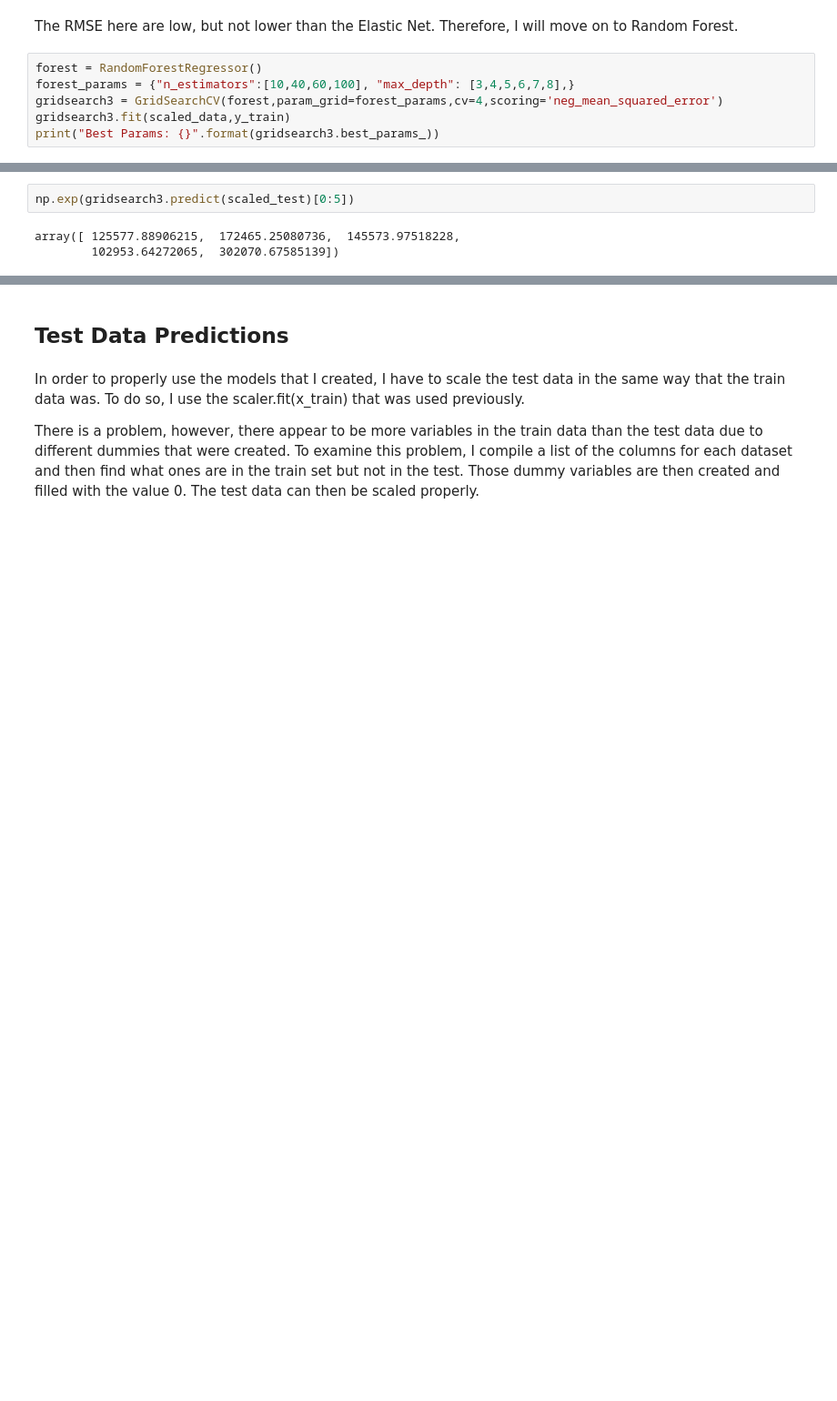
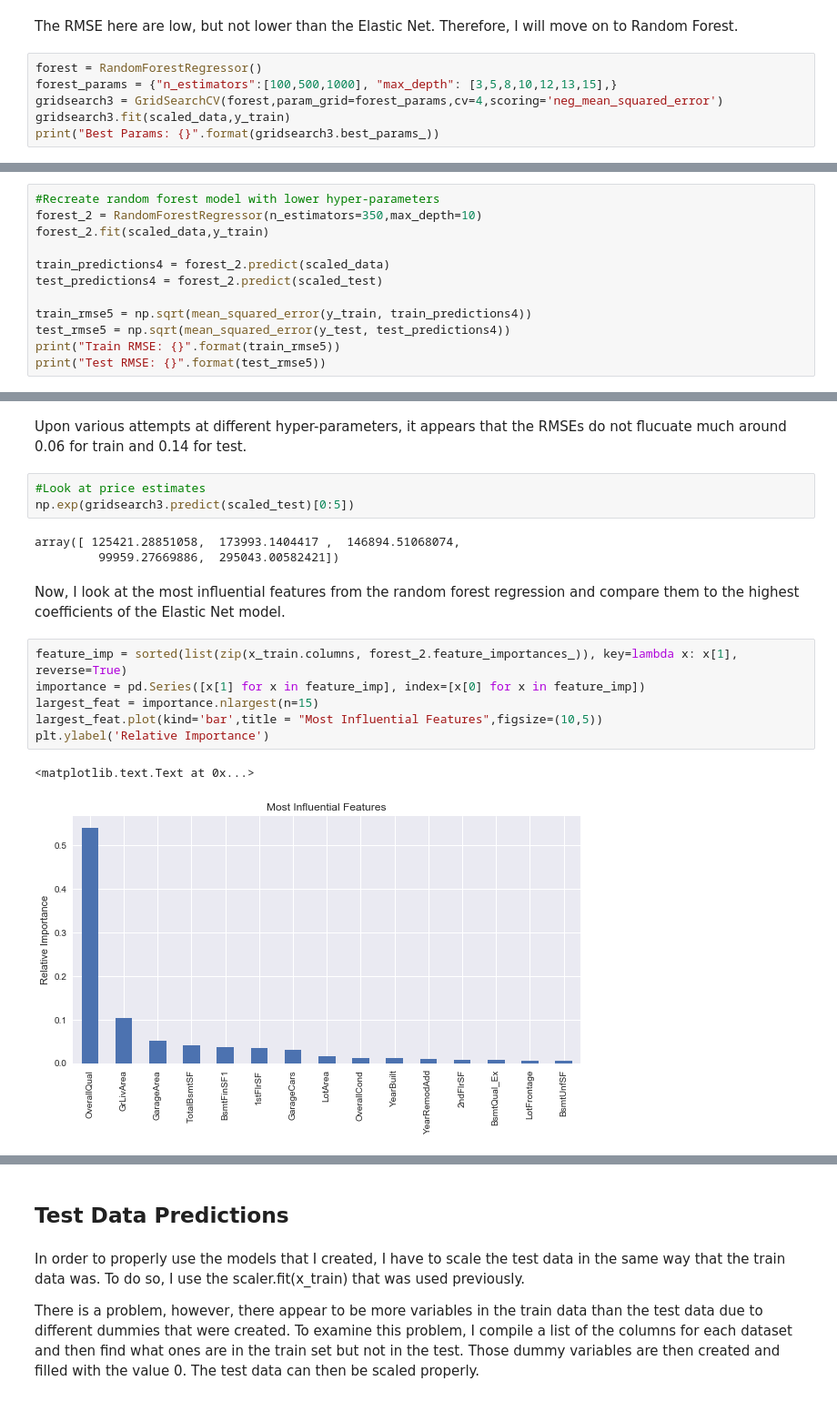
Before and after one commit to TristanMoser/byu_econ_applied_machine_learning, a Jupyter notebook: homeworks/Homework_2_TristanMoser.ipynb, the cells around one changed output, grey strips where cells are left out. Shown at 91% size. Saved outputs shown, nothing was run; the diff lists cells and outputs as text; blank space fills up the shorter version.

```diff
--- a/homeworks/Homework_2_TristanMoser.ipynb
+++ b/homeworks/Homework_2_TristanMoser.ipynb
@@ -512,7 +531,7 @@ Test RMSE: 0.2060176759120645
 The RMSE here are low, but not lower than the Elastic Net. Therefore, I will move on to Random Forest.
 # %%
 forest = RandomForestRegressor()
-forest_params = {"n_estimators":[10,40,60,100], "max_depth": [3,4,5,6,7,8],}
+forest_params = {"n_estimators":[100,500,1000], "max_depth": [3,5,8,10,12,13,15],}
 gridsearch3 = GridSearchCV(forest,param_grid=forest_params,cv=4,scoring='neg_mean_squared_error')
 gridsearch3.fit(scaled_data,y_train)
 print("Best Params: {}".format(gridsearch3.best_params_))
@@ -533,0 +555,12 @@ The RMSE for this model is close to the same as that of Elastic Net. It may be a
+# %%
+#Recreate random forest model with lower hyper-parameters
+forest_2 = RandomForestRegressor(n_estimators=350,max_depth=10)
+forest_2.fit(scaled_data,y_train)
+
+train_predictions4 = forest_2.predict(scaled_data)
+test_predictions4 = forest_2.predict(scaled_test)
+
+train_rmse5 = np.sqrt(mean_squared_error(y_train, train_predictions4))
+test_rmse5 = np.sqrt(mean_squared_error(y_test, test_predictions4))
+print("Train RMSE: {}".format(train_rmse5))
+print("Test RMSE: {}".format(test_rmse5))
@@ -534,5 +570,19 @@ The RMSE for this model is close to the same as that of Elastic Net. It may be a
+# %% [markdown]
+Upon various attempts at different hyper-parameters, it appears that the RMSEs do not flucuate much around 0.06 for train and 0.14 for test.
 # %%
+#Look at price estimates
 np.exp(gridsearch3.predict(scaled_test)[0:5])
 # %% [output]
-array([ 125577.88906215,  172465.25080736,  145573.97518228,
-        102953.64272065,  302070.67585139])
+array([ 125421.28851058,  173993.1404417 ,  146894.51068074,
+         99959.27669886,  295043.00582421])
+# %% [markdown]
+Now, I look at the most influential features from the random forest regression and compare them to the highest coefficients of the Elastic Net model.
+# %%
+feature_imp = sorted(list(zip(x_train.columns, forest_2.feature_importances_)), key=lambda x: x[1], reverse=True)
+importance = pd.Series([x[1] for x in feature_imp], index=[x[0] for x in feature_imp])
+largest_feat = importance.nlargest(n=15)
+largest_feat.plot(kind='bar',title = "Most Influential Features",figsize=(10,5))
+plt.ylabel('Relative Importance')
+# %% [output]
+<matplotlib.text.Text at 0x...>
+[figure, added]
```
Also changed, not shown: parts of 19 cells of this notebook.
